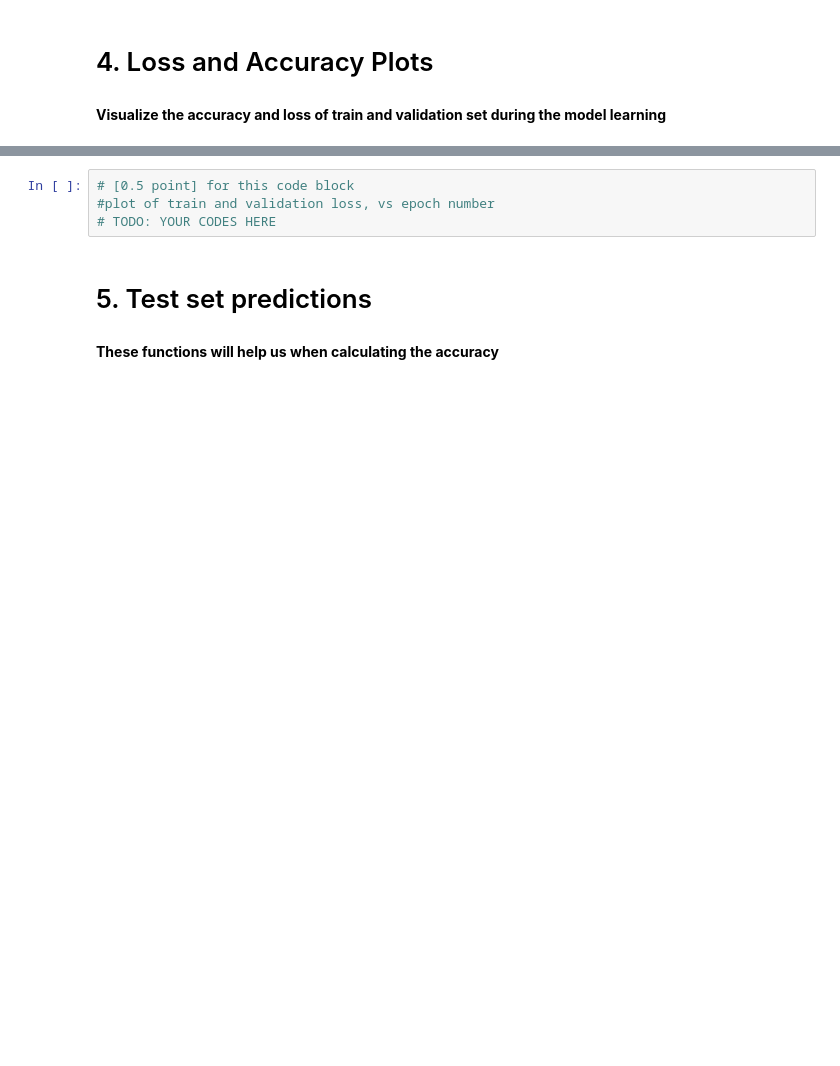
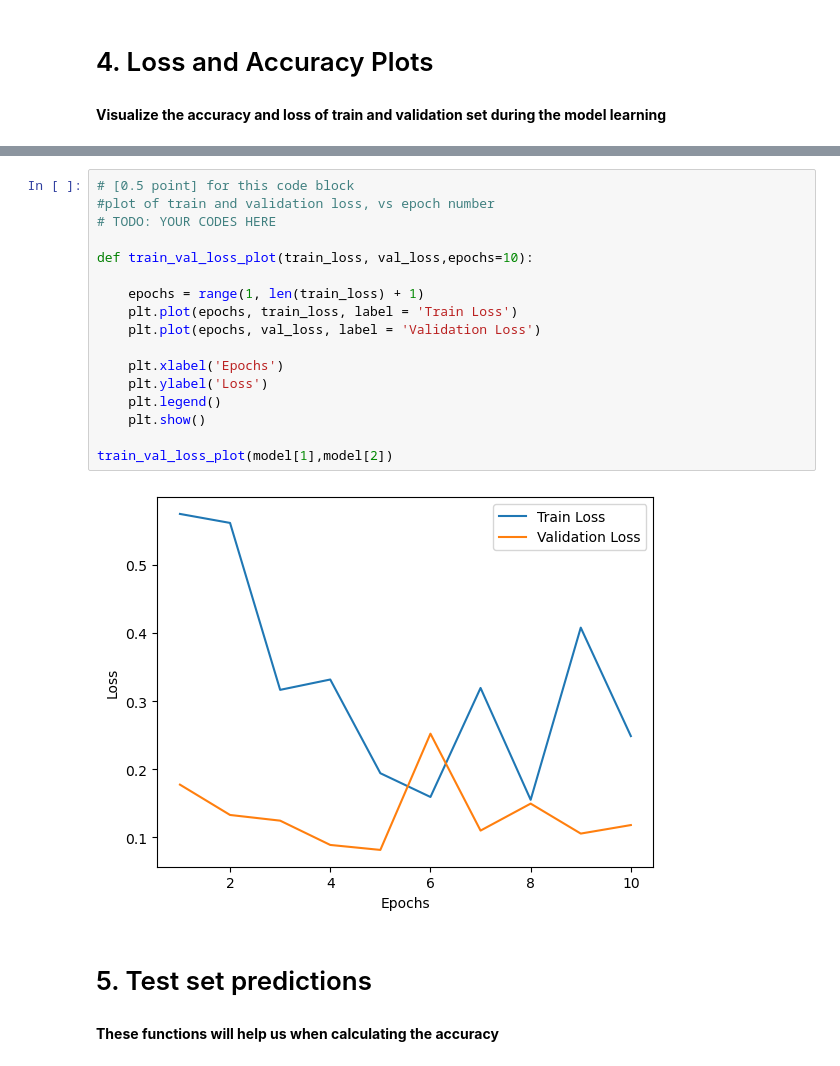
Before and after one commit to tunayildizuzh/MachineLearningforSciences, a Jupyter notebook: Labs/Lab7.ipynb, the cells around one changed output, grey strips where cells are left out. Cells and saved outputs as stored; diff of their text form; blank space fills up the shorter version.

```diff
--- a/Labs/Lab7.ipynb
+++ b/Labs/Lab7.ipynb
@@ -377,7 +478,22 @@ train(epochs=epochs, model=resnet34)
 # %%
 # [0.5 point] for this code block
 #plot of train and validation loss, vs epoch number
 # TODO: YOUR CODES HERE
+
+def train_val_loss_plot(train_loss, val_loss,epochs=10):
+
+    epochs = range(1, len(train_loss) + 1)
+    plt.plot(epochs, train_loss, label = 'Train Loss')
+    plt.plot(epochs, val_loss, label = 'Validation Loss')
+
+    plt.xlabel('Epochs')
+    plt.ylabel('Loss')
+    plt.legend()
+    plt.show()
+
+train_val_loss_plot(model[1],model[2])
+# %% [output]
+[figure, added]
 # %% [markdown]
 # 5. Test set predictions
 # %% [markdown]
```
Also changed, not shown: parts of 13 cells of this notebook, 1 other file.
